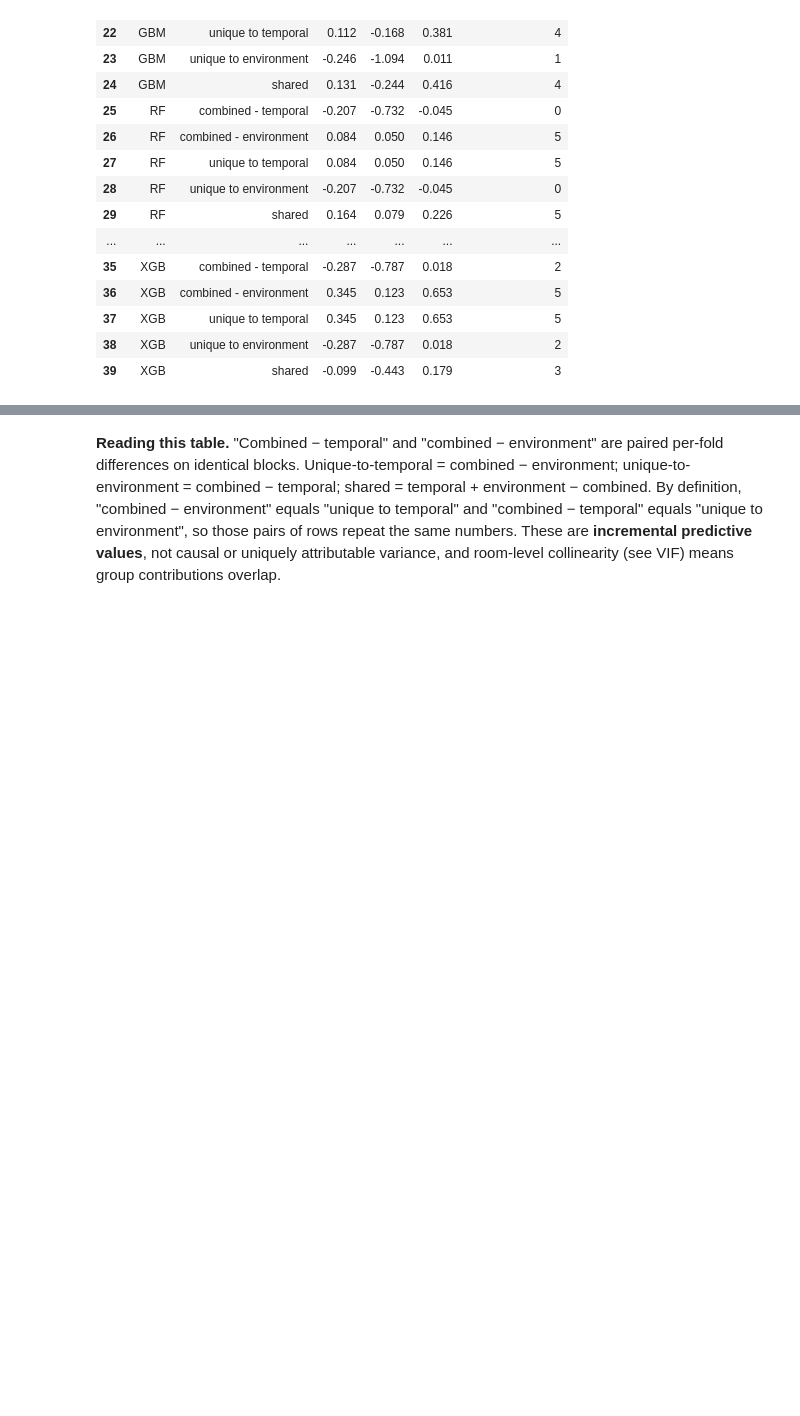
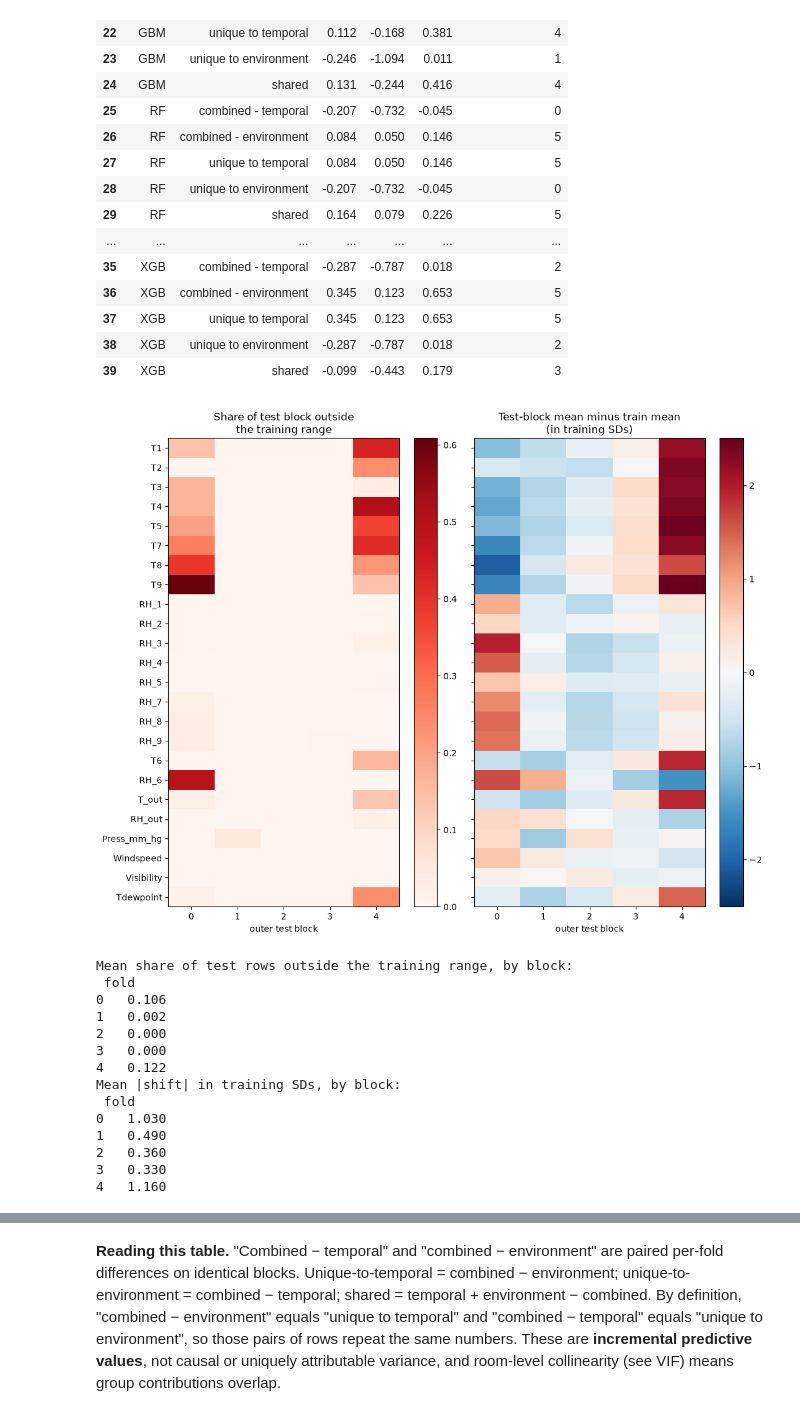
Before and after one commit to vmrmalicdem/DSS142-FinalProject, a Jupyter notebook: 02_abt_to_models_tier1.ipynb, the cells around one changed output, grey strips where cells are left out. Saved outputs shown, nothing was run; the diff lists cells and outputs as text; code cells hidden in the pictures; blank space fills up the shorter version.

```diff
--- a/02_abt_to_models_tier1.ipynb
+++ b/02_abt_to_models_tier1.ipynb
@@ -612,3 +693,48 @@ display(INC[INC.run == "main"].drop(columns="run"))
 | 37 | XGB | unique to temporal | 0.345 | 0.123 | 0.653 | 5 |
 | 38 | XGB | unique to environment | -0.287 | -0.787 | 0.018 | 2 |
 | 39 | XGB | shared | -0.099 | -0.443 | 0.179 | 3 |
+# %%
+import matplotlib.pyplot as plt
+from sklearn.linear_model import Ridge, LinearRegression
+from sklearn.pipeline import make_pipeline
+
+SENS = GROUPS_Q3["indoor_outdoor"]
+rows = []
+for k, (tr, te) in enumerate(OUTER):
+    for s in SENS:
+        a = abt[s].to_numpy(float); lo, hi = a[tr].min(), a[tr].max()
+        rows.append(dict(fold=k, sensor=s,
+                         share_outside=float(((a[te] < lo) | (a[te] > hi)).mean()),
+                         shift_in_train_sd=(a[te].mean() - a[tr].mean()) / a[tr].std()))
+RANGE = pd.DataFrame(rows)
+P1 = RANGE.pivot(index="sensor", columns="fold", values="share_outside").loc[SENS]
+P2 = RANGE.pivot(index="sensor", columns="fold", values="shift_in_train_sd").loc[SENS]
+
+fig, ax = plt.subplots(1, 2, figsize=(11, 0.28 * len(SENS) + 2), sharey=True)
+im0 = ax[0].imshow(P1.values, aspect="auto", cmap="Reds", vmin=0, vmax=max(0.5, P1.values.max()))
+ax[0].set_title("Share of test block outside\nthe training range"); plt.colorbar(im0, ax=ax[0])
+lim = np.abs(P2.values).max()
+im1 = ax[1].imshow(P2.values, aspect="auto", cmap="RdBu_r", vmin=-lim, vmax=lim)
+ax[1].set_title("Test-block mean minus train mean\n(in training SDs)"); plt.colorbar(im1, ax=ax[1])
+for a_ in ax:
+    a_.set_xticks(range(N_OUTER)); a_.set_xlabel("outer test block")
+ax[0].set_yticks(range(len(SENS))); ax[0].set_yticklabels(SENS)
+plt.tight_layout(); plt.show()
+print("Mean share of test rows outside the training range, by block:\n", P1.mean().round(3).to_string())
+print("Mean |shift| in training SDs, by block:\n", P2.abs().mean().round(2).to_string())
+# %% [output]
+[figure, added]
+Mean share of test rows outside the training range, by block:
+ fold
+0   0.106
+1   0.002
+2   0.000
+3   0.000
+4   0.122
+Mean |shift| in training SDs, by block:
+ fold
+0   1.030
+1   0.490
+2   0.360
+3   0.330
+4   1.160
```
Also changed, not shown: parts of 8 cells of this notebook, 3 other files.
